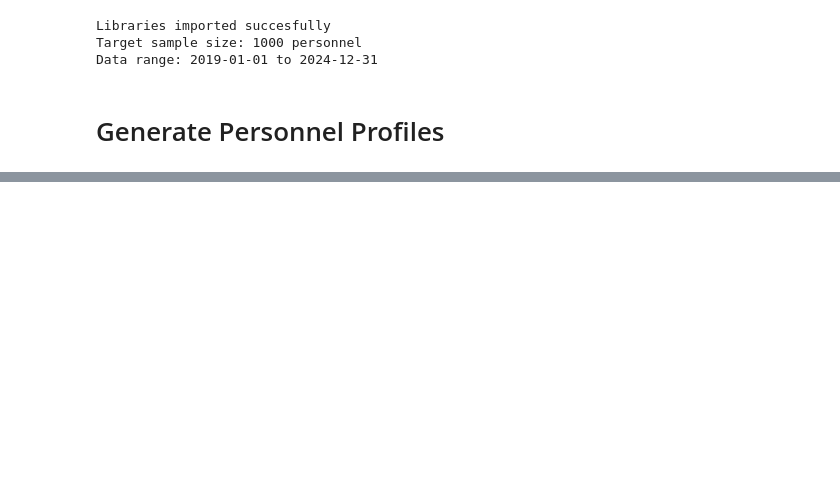
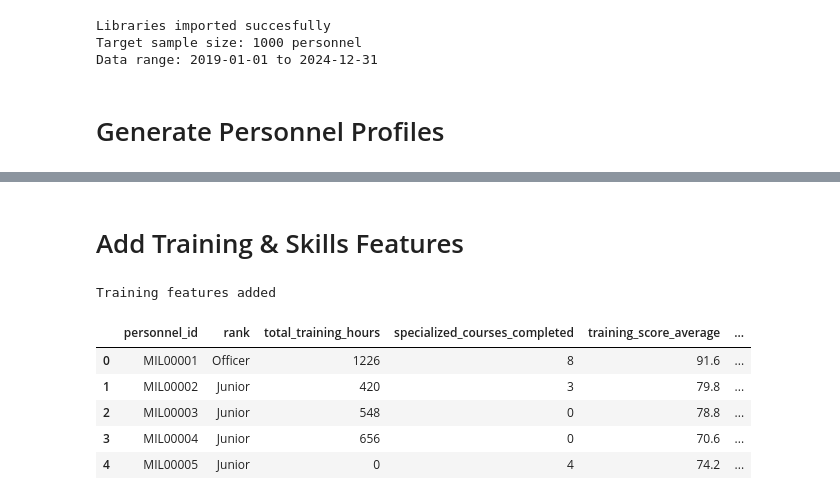
Before and after one commit to addetsi/Military-Personnel-Deployment-and-Attrition-Risk-Modeling, a Jupyter notebook: 01_data_generation .ipynb, the cells around one changed output, grey strips where cells are left out. Drawn from its saved outputs; the diff is of its cells as text; code cells hidden in the pictures; blank space fills up the shorter version.

```diff
--- a/01_data_generation .ipynb
+++ b/01_data_generation .ipynb
@@ -54,0 +123,55 @@ def generate_base_personnel(n=config.N_PERSONNEL):
+# %% [markdown]
+# Add Training & Skills Features
+# %%
+def add_training_features(df):
+    """
+    Add training history and skills features.
+    Correlations: Higher rank -> more training, better scores
+    """
+
+    # Training hours correlated with years of service
+    df['total_training_hours'] = (df['years_of_service'] * 80 +
+                                   np.random.normal(0, 200, len(df))).clip(0, 2000).round(0).astype(int)
+
+    # Specialized courses (more for officers)
+    df['specialized_courses_completed'] = np.where(
+        df['rank'] == 'Officer',
+        np.random.randint(5, 16, len(df)),
+        np.where(
+            df['rank'] == 'NCO',
+            np.random.randint(2, 10, len(df)),
+            np.random.randint(0, 6, len(df))
+        )
+    )
+
+    # Training scores (normally distributed around 80)
+    df['training_score_average'] = np.random.normal(80, 10, len(df)).clip(60, 100).round(1)
+
+    # Certifications held
+    df['certifications_held'] = (df['specialized_courses_completed'] * 0.5 +
+                                  np.random.randint(0, 4, len(df))).clip(0, 8).astype(int)
+
+    # Days since last training (recent training = better readiness)
+    df['days_since_last_training'] = np.random.randint(1, 730, len(df))  # 0-2 years
+
+    # Skills current (True if trained in last 12 months)
+    df['skills_current'] = df['days_since_last_training'] <= 365
+
+    # Training budget spent (correlated with courses)
+    df['training_budget_spent'] = (df['specialized_courses_completed'] * 2000 +
+                                    np.random.randint(-5000, 5000, len(df))).clip(0, 50000)
+
+    return df
+
+personnel_df = add_training_features(personnel_df)
+print("Training features added")
+personnel_df[['personnel_id', 'rank', 'total_training_hours', 'specialized_courses_completed',
+              'training_score_average', 'skills_current']].head()
+# %% [output]
+Training features added
+|  | personnel_id | rank | total_training_hours | specialized_courses_completed | training_score_average | ... |
+| 0 | MIL00001 | Officer | 1226 | 8 | 91.6 | ... |
+| 1 | MIL00002 | Junior | 420 | 3 | 79.8 | ... |
+| 2 | MIL00003 | Junior | 548 | 0 | 78.8 | ... |
+| 3 | MIL00004 | Junior | 656 | 0 | 70.6 | ... |
+| 4 | MIL00005 | Junior | 0 | 4 | 74.2 | ... |
```
Also changed, not shown: parts of 22 cells of this notebook, 3 other files.
